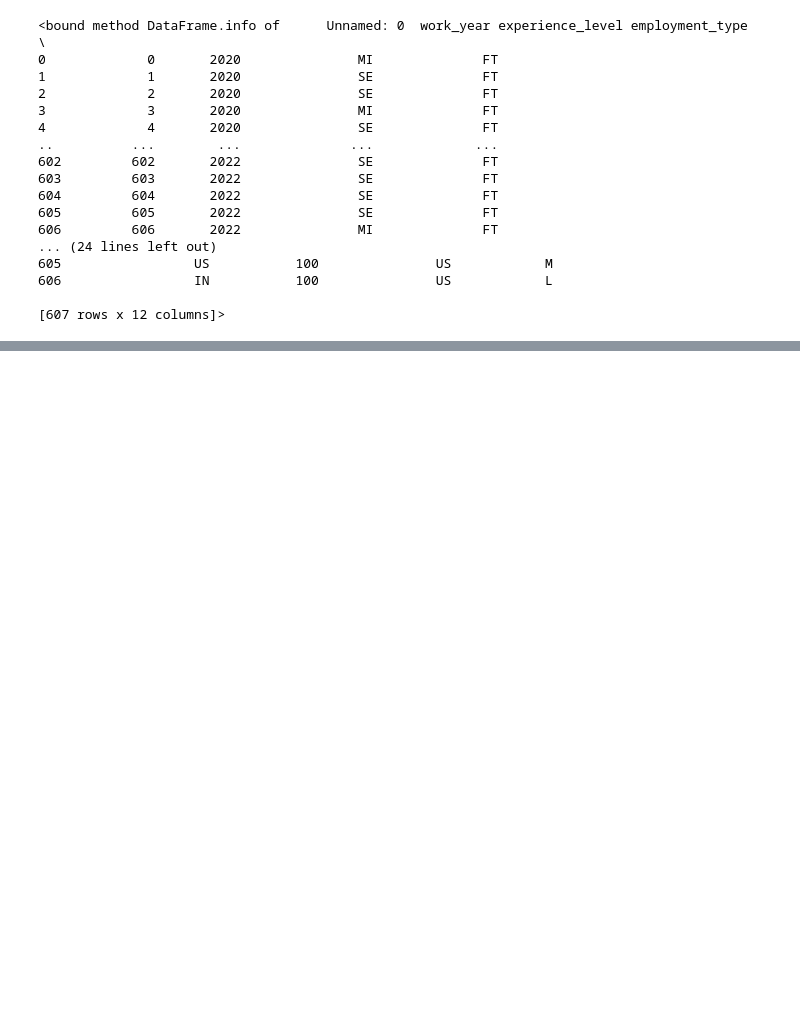
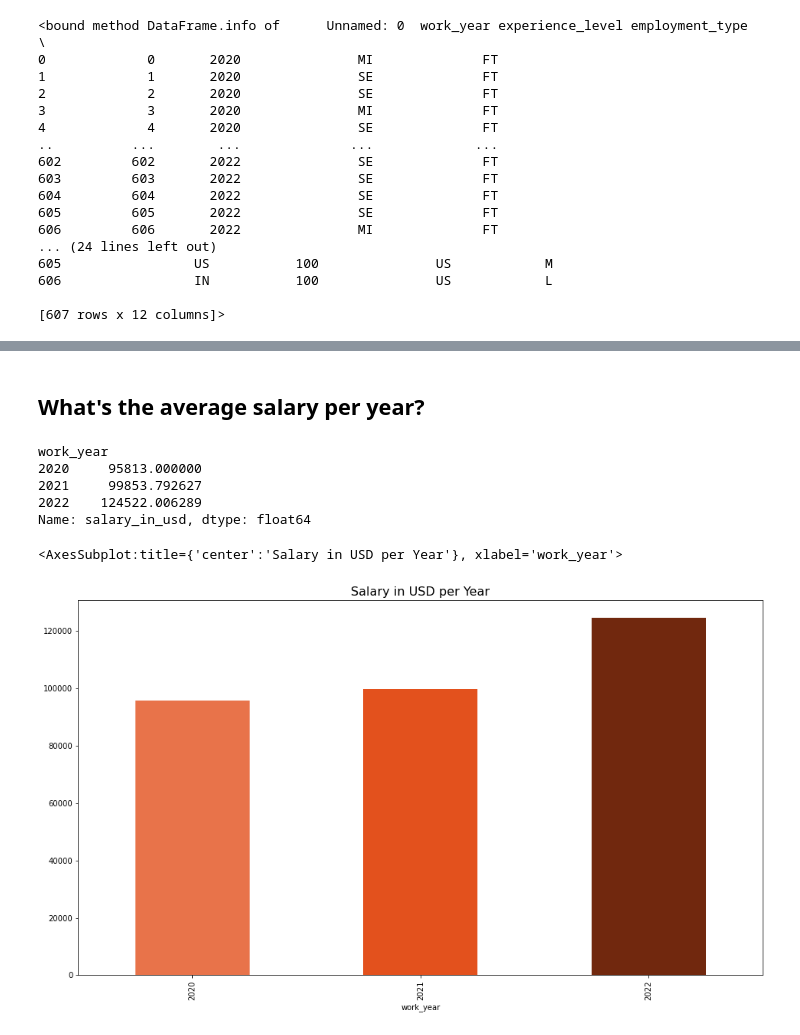
Before and after one commit to m3redithw/data-science-visualizations, a Jupyter notebook: DataScienceSalaries/ds_salaries_eda.ipynb, the cells around one changed output, grey strips where cells are left out. Cells and saved outputs as stored; diff of their text form; code cells hidden in the pictures; blank space fills up the shorter version.

```diff
--- a/DataScienceSalaries/ds_salaries_eda.ipynb
+++ b/DataScienceSalaries/ds_salaries_eda.ipynb
@@ -80,0 +89,3 @@ df.info
+# %%
+# drop useless column
+df.drop(columns = ['Unnamed: 0'], inplace = True)
@@ -80,0 +102,18 @@ df.info
+# %% [markdown]
+## What's the average salary per year?
+# %%
+# salary per year
+df.groupby('work_year')['salary_in_usd'].mean()
+# %% [output]
+work_year
+2020     95813.000000
+2021     99853.792627
+2022    124522.006289
+Name: salary_in_usd, dtype: float64
+# %%
+plt.figure(figsize = (16,9))
+plt.title('Salary in USD per Year', fontsize = 16)
+df.groupby('work_year')['salary_in_usd'].mean().plot.bar(color = ['#E8734A','#e3511d', '#71280E'])
+# %% [output]
+<AxesSubplot:title={'center':'Salary in USD per Year'}, xlabel='work_year'>
+[figure, added]
```
Also changed, not shown: parts of 10 cells of this notebook.
